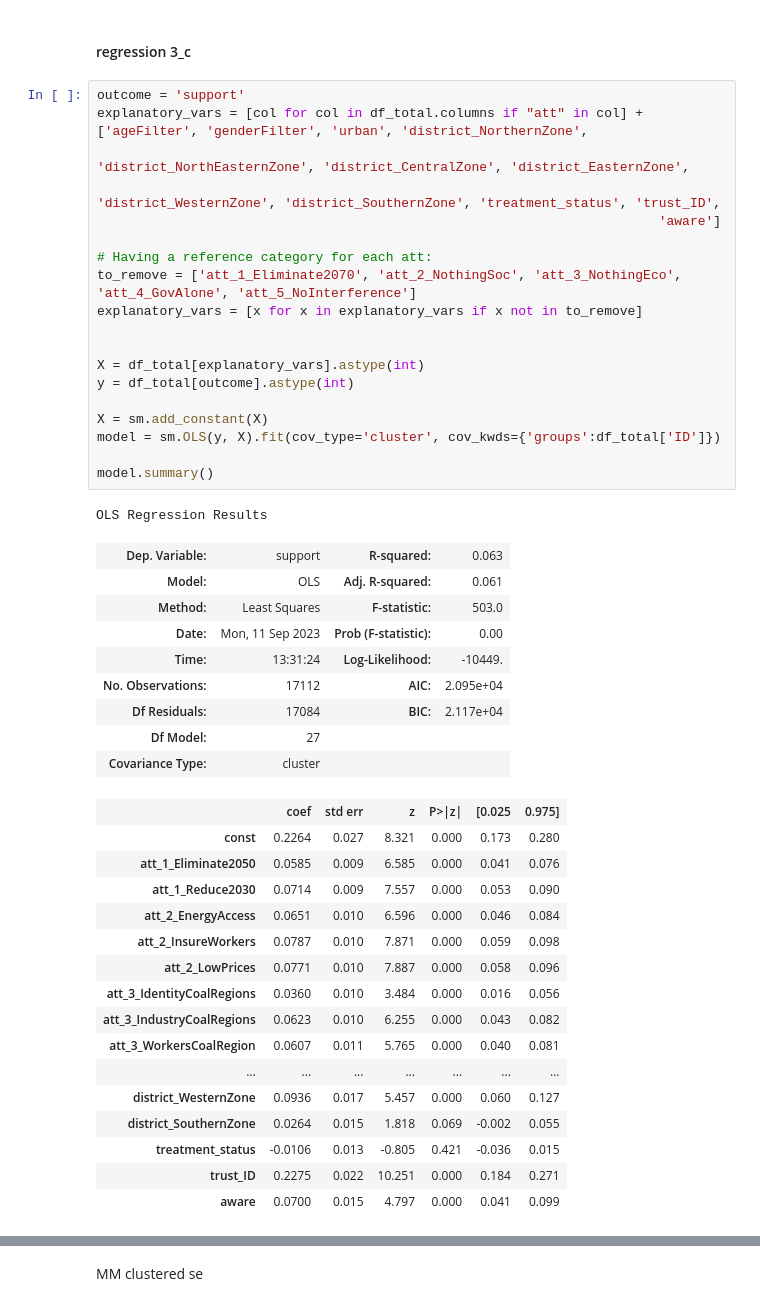
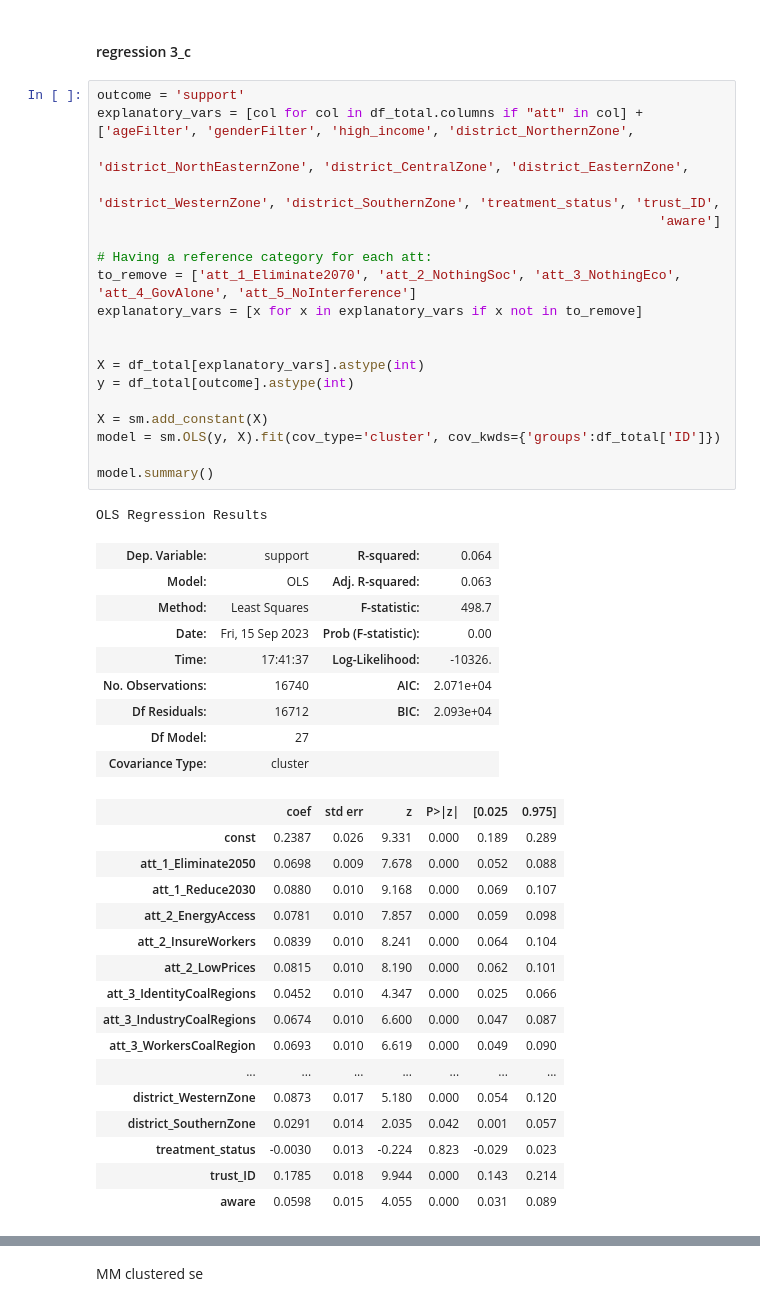
Before and after one commit to sjurlne/Attitudes-Towards-Just-Energy-Transition-Initiatives, a Jupyter notebook: sandbox/sandbox_regressions.ipynb, the cells around one changed output, grey strips where cells are left out. Drawn from its saved outputs; the diff is of its cells as text.

```diff
--- a/sandbox/sandbox_regressions.ipynb
+++ b/sandbox/sandbox_regressions.ipynb
@@ -265,47 +265,47 @@ Notes:
 #### regression 3_c
 # %%
 outcome = 'support'
-explanatory_vars = [col for col in df_total.columns if "att" in col] +  ['ageFilter', 'genderFilter', 'urban', 'district_NorthernZone',
+explanatory_vars = [col for col in df_total.columns if "att" in col] +  ['ageFilter', 'genderFilter', 'high_income', 'district_NorthernZone',
                                                                         'district_NorthEasternZone', 'district_CentralZone', 'district_EasternZone',
                                                                         'district_WesternZone', 'district_SouthernZone', 'treatment_status', 'trust_ID',
                                                                         'aware']
 
 # Having a reference category for each att:
 to_remove = ['att_1_Eliminate2070', 'att_2_NothingSoc', 'att_3_NothingEco', 'att_4_GovAlone', 'att_5_NoInterference']
 explanatory_vars = [x for x in explanatory_vars if x not in to_remove]
 
 
 X = df_total[explanatory_vars].astype(int)
 y = df_total[outcome].astype(int)
 
 X = sm.add_constant(X)
 model = sm.OLS(y, X).fit(cov_type='cluster', cov_kwds={'groups':df_total['ID']})
 
 model.summary()
 # %% [output]
 OLS Regression Results
-| Dep. Variable: | support | R-squared: | 0.063 |
-| Model: | OLS | Adj. R-squared: | 0.061 |
-| Method: | Least Squares | F-statistic: | 503.0 |
-| Date: | Mon, 11 Sep 2023 | Prob (F-statistic): | 0.00 |
-| Time: | 13:31:24 | Log-Likelihood: | -10449. |
-| No. Observations: | 17112 | AIC: | 2.095e+04 |
-| Df Residuals: | 17084 | BIC: | 2.117e+04 |
+| Dep. Variable: | support | R-squared: | 0.064 |
+| Model: | OLS | Adj. R-squared: | 0.063 |
+| Method: | Least Squares | F-statistic: | 498.7 |
+| Date: | Fri, 15 Sep 2023 | Prob (F-statistic): | 0.00 |
+| Time: | 17:41:37 | Log-Likelihood: | -10326. |
+| No. Observations: | 16740 | AIC: | 2.071e+04 |
+| Df Residuals: | 16712 | BIC: | 2.093e+04 |
 | Df Model: | 27 |  |  |
 | Covariance Type: | cluster |  |  |
 |  | coef | std err | z | P>|z| | [0.025 | 0.975] |
-| const | 0.2264 | 0.027 | 8.321 | 0.000 | 0.173 | 0.280 |
-| att_1_Eliminate2050 | 0.0585 | 0.009 | 6.585 | 0.000 | 0.041 | 0.076 |
-| att_1_Reduce2030 | 0.0714 | 0.009 | 7.557 | 0.000 | 0.053 | 0.090 |
-| att_2_EnergyAccess | 0.0651 | 0.010 | 6.596 | 0.000 | 0.046 | 0.084 |
-| att_2_InsureWorkers | 0.0787 | 0.010 | 7.871 | 0.000 | 0.059 | 0.098 |
-| att_2_LowPrices | 0.0771 | 0.010 | 7.887 | 0.000 | 0.058 | 0.096 |
-| att_3_IdentityCoalRegions | 0.0360 | 0.010 | 3.484 | 0.000 | 0.016 | 0.056 |
-| att_3_IndustryCoalRegions | 0.0623 | 0.010 | 6.255 | 0.000 | 0.043 | 0.082 |
-| att_3_WorkersCoalRegion | 0.0607 | 0.011 | 5.765 | 0.000 | 0.040 | 0.081 |
+| const | 0.2387 | 0.026 | 9.331 | 0.000 | 0.189 | 0.289 |
+| att_1_Eliminate2050 | 0.0698 | 0.009 | 7.678 | 0.000 | 0.052 | 0.088 |
+| att_1_Reduce2030 | 0.0880 | 0.010 | 9.168 | 0.000 | 0.069 | 0.107 |
+| att_2_EnergyAccess | 0.0781 | 0.010 | 7.857 | 0.000 | 0.059 | 0.098 |
+| att_2_InsureWorkers | 0.0839 | 0.010 | 8.241 | 0.000 | 0.064 | 0.104 |
+| att_2_LowPrices | 0.0815 | 0.010 | 8.190 | 0.000 | 0.062 | 0.101 |
+| att_3_IdentityCoalRegions | 0.0452 | 0.010 | 4.347 | 0.000 | 0.025 | 0.066 |
+| att_3_IndustryCoalRegions | 0.0674 | 0.010 | 6.600 | 0.000 | 0.047 | 0.087 |
+| att_3_WorkersCoalRegion | 0.0693 | 0.010 | 6.619 | 0.000 | 0.049 | 0.090 |
 | ... | ... | ... | ... | ... | ... | ... |
-| district_WesternZone | 0.0936 | 0.017 | 5.457 | 0.000 | 0.060 | 0.127 |
-| district_SouthernZone | 0.0264 | 0.015 | 1.818 | 0.069 | -0.002 | 0.055 |
-| treatment_status | -0.0106 | 0.013 | -0.805 | 0.421 | -0.036 | 0.015 |
-| trust_ID | 0.2275 | 0.022 | 10.251 | 0.000 | 0.184 | 0.271 |
-| aware | 0.0700 | 0.015 | 4.797 | 0.000 | 0.041 | 0.099 |
+| district_WesternZone | 0.0873 | 0.017 | 5.180 | 0.000 | 0.054 | 0.120 |
+| district_SouthernZone | 0.0291 | 0.014 | 2.035 | 0.042 | 0.001 | 0.057 |
+| treatment_status | -0.0030 | 0.013 | -0.224 | 0.823 | -0.029 | 0.023 |
+| trust_ID | 0.1785 | 0.018 | 9.944 | 0.000 | 0.143 | 0.214 |
+| aware | 0.0598 | 0.015 | 4.055 | 0.000 | 0.031 | 0.089 |
```
Also changed, not shown: parts of 1 cell of this notebook, 21 other files.
